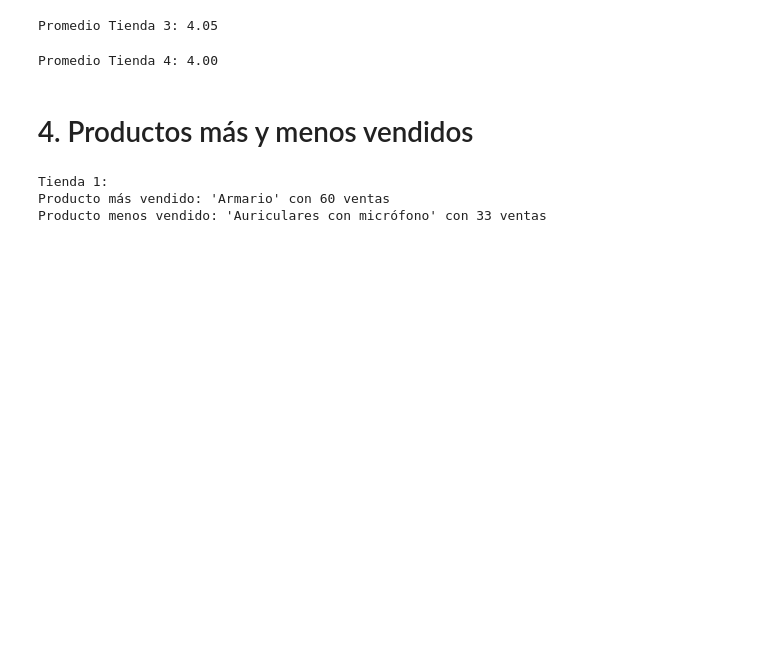
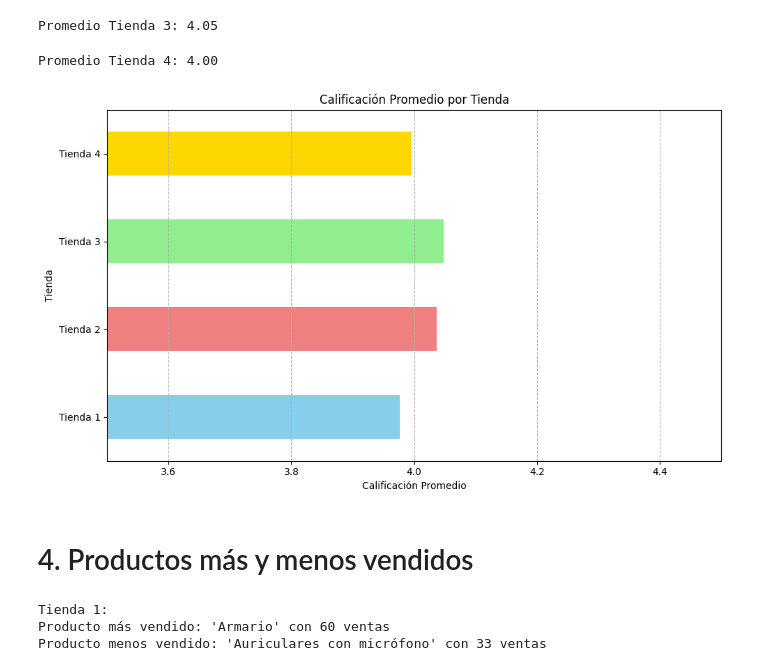
Before and after one commit to kcastrosm/challenge1-data-science-latam, a Jupyter notebook: Copia_de_AluraStoreLatam.ipynb, the cells around one changed output. Drawn from its saved outputs; the diff is of its cells as text; code cells hidden in the pictures; blank space fills up the shorter version.

```diff
--- a/Copia_de_AluraStoreLatam.ipynb
+++ b/Copia_de_AluraStoreLatam.ipynb
@@ -130,6 +223,28 @@ promedio_T4 = tienda4['Calificación'].mean()
 print(f'Promedio Tienda 4: {promedio_T4:.2f}')
 # %% [output]
 Promedio Tienda 4: 4.00
+# %%
+#gráfico de calificaciones promedio
+calificaciones_promedio = {
+    'Tienda 1': promedio_T1,
+    'Tienda 2': promedio_T2,
+    'Tienda 3': promedio_T3,
+    'Tienda 4': promedio_T4
+}
+
+df_calificaciones = pd.Series(calificaciones_promedio)
+
+plt.figure(figsize=(10, 6))
+df_calificaciones.plot(kind='barh', color=['skyblue', 'lightcoral', 'lightgreen', 'gold'])
+plt.title('Calificación Promedio por Tienda')
+plt.xlabel('Calificación Promedio')
+plt.ylabel('Tienda')
+plt.xlim(3.5, 4.5) # Ajusta los límites del eje X para mejor visualización de las diferencias
+plt.grid(axis='x', linestyle='--')
+plt.tight_layout()
+plt.show()
+# %% [output]
+[figure, added]
 # %% [markdown]
 # 4. Productos más y menos vendidos
 # %%
```
Also changed, not shown: parts of 14 cells of this notebook.
